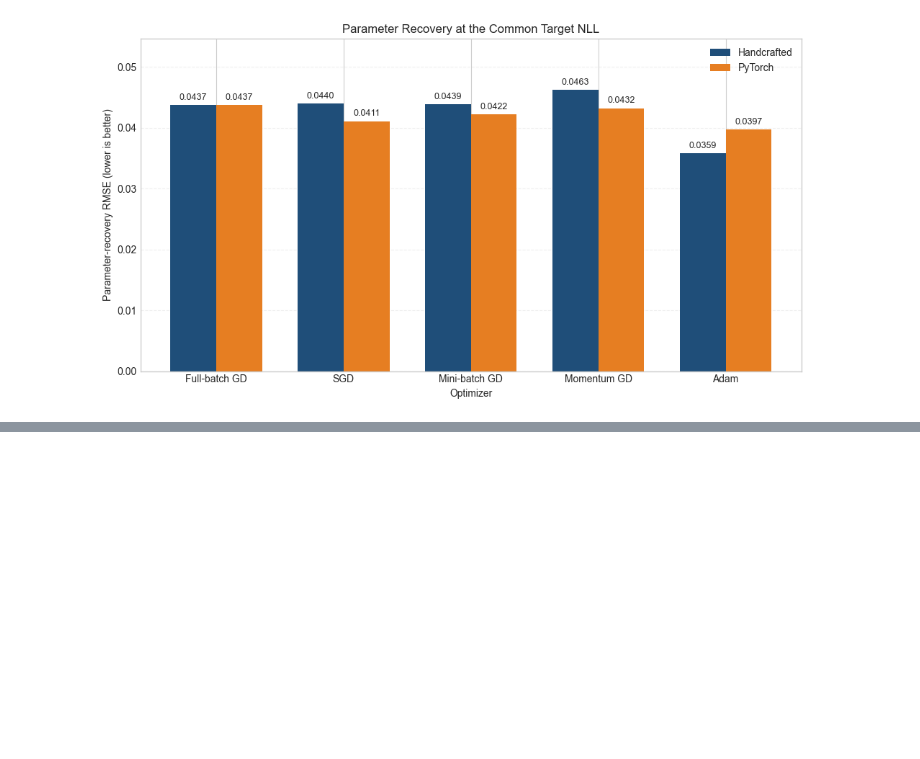
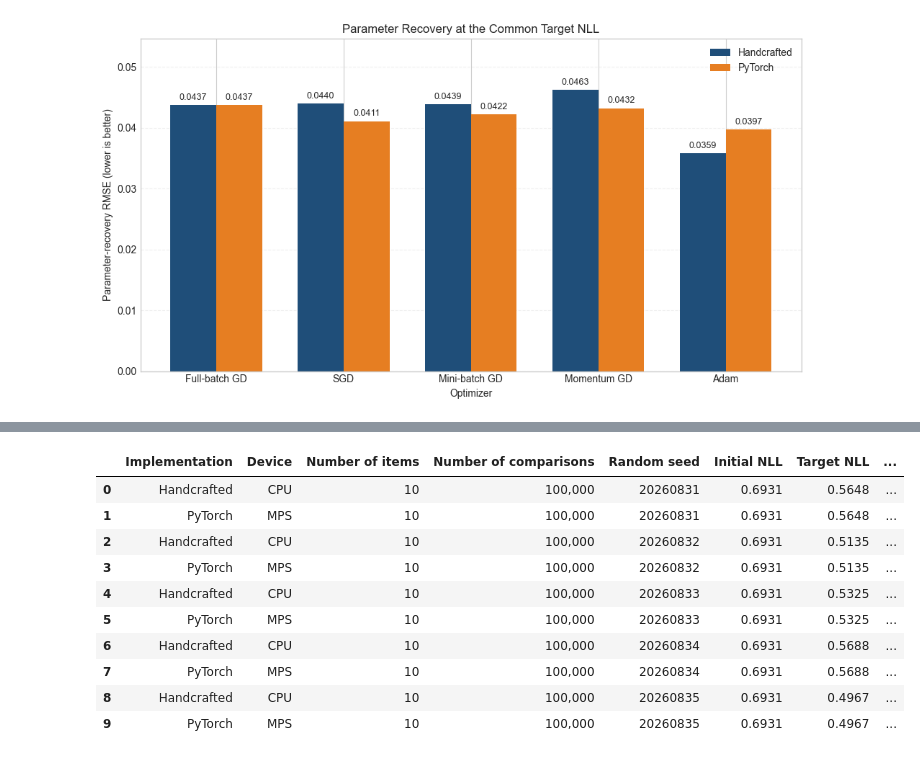
Before and after one commit to rbhdsks/Learning-from-Comparison-Data-Master-Thesis-Project-, a Jupyter notebook: notebooks/experiments/Bradley_Terry_Model/04_BradleyTerry_MLE_Optimizations.ipynb, the cells around one changed output, grey strips where cells are left out. Cells and saved outputs as stored; diff of their text form; code cells hidden in the pictures; blank space fills up the shorter version.

Commit message:
Add handcrafted and PyTorch Bradley-Terry optimization experiments

```diff
--- a/notebooks/experiments/Bradley_Terry_Model/04_BradleyTerry_MLE_Optimizations.ipynb
+++ b/notebooks/experiments/Bradley_Terry_Model/04_BradleyTerry_MLE_Optimizations.ipynb
@@ -2826,0 +3092,57 @@ plt.show()
+# %%
+# Compare CPU and MPS performance while varying the number of items.
+
+item_scaling_rows = []
+
+total_trials = (
+    len(SCALING_ITEM_COUNTS)
+    * NUMBER_OF_SCALING_RUNS
+)
+
+completed_trials = 0
+
+for number_of_items in SCALING_ITEM_COUNTS:
+    for run_number, random_seed in enumerate(
+        SCALING_SEEDS,
+        start=1,
+    ):
+        completed_trials += 1
+
+        print(
+            f"Running trial {completed_trials}/{total_trials}: "
+            f"items={number_of_items}, "
+            f"comparisons={FIXED_SCALING_COMPARISONS:,}, "
+            f"run={run_number}"
+        )
+
+        trial_rows = run_cpu_mps_adam_trial(
+            number_of_items=number_of_items,
+            number_of_comparisons=(
+                FIXED_SCALING_COMPARISONS
+            ),
+            random_seed=random_seed,
+        )
+
+        for row in trial_rows:
+            row["Experiment"] = "Varying items"
+            row["Run"] = run_number
+
+        item_scaling_rows.extend(trial_rows)
+
+item_scaling_results = pd.DataFrame(
+    item_scaling_rows
+)
+
+print("\nAll item-scaling trials completed.")
+
+item_scaling_results.head(10).style.format({
+    "Number of comparisons": "{:,}",
+    "Initial NLL": "{:.4f}",
+    "Target NLL": "{:.4f}",
+    "Final NLL": "{:.4f}",
+    "Recovery RMSE": "{:.4f}",
+    "Epochs": "{:,}",
+    "Parameter updates": "{:,}",
+    "Runtime (seconds)": "{:.4f}",
+})
+# %% [output]
@@ -2826,0 +3166,11 @@ plt.show()
+|  | Implementation | Device | Number of items | Number of comparisons | Random seed | Initial NLL | Target NLL | ... |
+| 0 | Handcrafted | CPU | 10 | 100,000 | 20260831 | 0.6931 | 0.5648 | ... |
+| 1 | PyTorch | MPS | 10 | 100,000 | 20260831 | 0.6931 | 0.5648 | ... |
+| 2 | Handcrafted | CPU | 10 | 100,000 | 20260832 | 0.6931 | 0.5135 | ... |
+| 3 | PyTorch | MPS | 10 | 100,000 | 20260832 | 0.6931 | 0.5135 | ... |
+| 4 | Handcrafted | CPU | 10 | 100,000 | 20260833 | 0.6931 | 0.5325 | ... |
+| 5 | PyTorch | MPS | 10 | 100,000 | 20260833 | 0.6931 | 0.5325 | ... |
+| 6 | Handcrafted | CPU | 10 | 100,000 | 20260834 | 0.6931 | 0.5688 | ... |
+| 7 | PyTorch | MPS | 10 | 100,000 | 20260834 | 0.6931 | 0.5688 | ... |
+| 8 | Handcrafted | CPU | 10 | 100,000 | 20260835 | 0.6931 | 0.4967 | ... |
+| 9 | PyTorch | MPS | 10 | 100,000 | 20260835 | 0.6931 | 0.4967 | ... |
```
Also changed, not shown: parts of 26 cells of this notebook.
